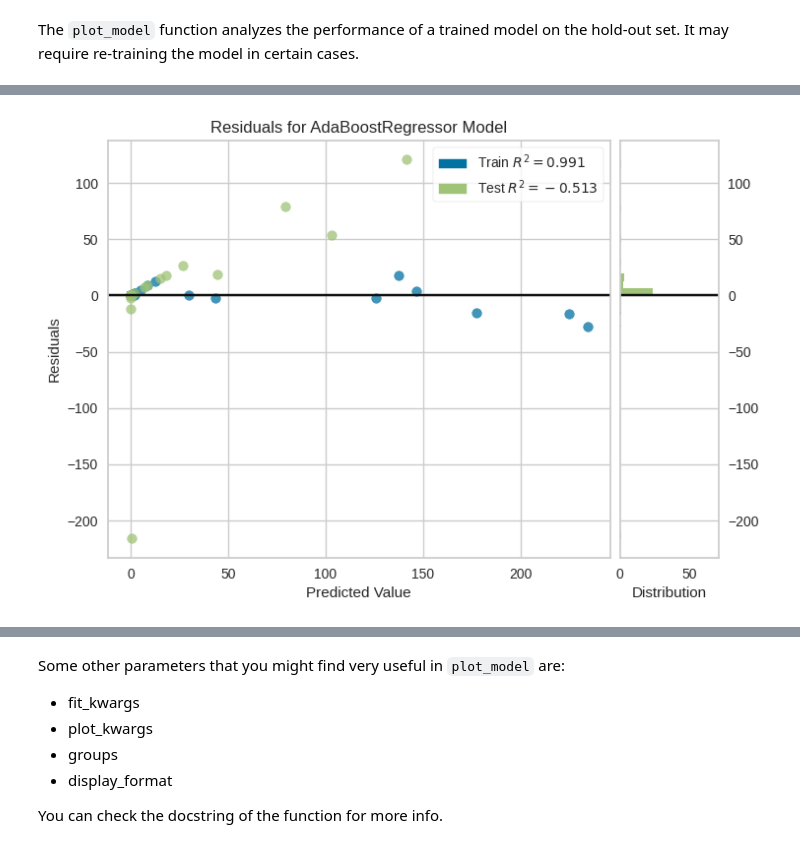
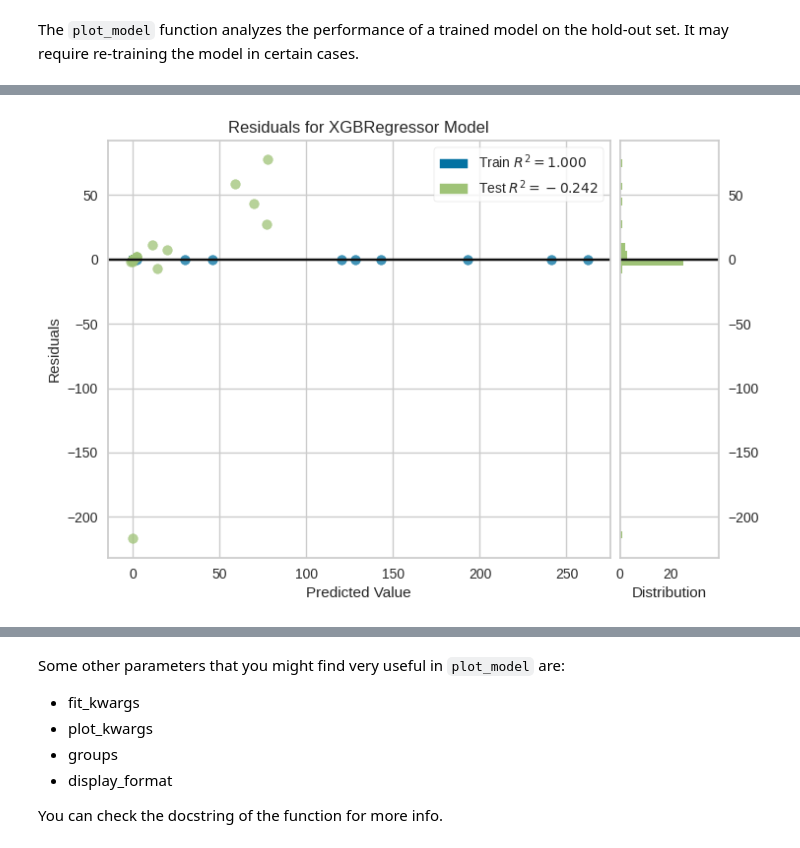
Before and after one commit to mtofighi/ChilwaBasin, a Jupyter notebook: ChilwaBasin_DataAnalysis_032024/ChilwaBasin_Regression_PyCaret_Cholera.ipynb, the cells around one changed output, grey strips where cells are left out. Saved outputs shown, nothing was run; the diff lists cells and outputs as text; code cells hidden in the pictures.

```diff
--- a/ChilwaBasin_DataAnalysis_032024/ChilwaBasin_Regression_PyCaret_Cholera.ipynb
+++ b/ChilwaBasin_DataAnalysis_032024/ChilwaBasin_Regression_PyCaret_Cholera.ipynb
@@ -850,9 +1159,10 @@ You can check the docstring of the function for more info.
 The `plot_model` function analyzes the performance of a trained model on the hold-out set. It may require re-training the model in certain cases.
 # %%
 # plot residuals
-plot_model(best, plot = 'residuals') #---------------------
+# plot_model(best, plot = 'residuals') #---------------------
+plot_model(compare_tree_models, plot = 'residuals', scale =1.0) #---------------------
 # %% [output]
 [interactive output not drawn]
-[figure, old version]
+[figure, new version]
 # %%
 # to control the scale of plot
```
Also changed, not shown: parts of 119 cells of this notebook.
